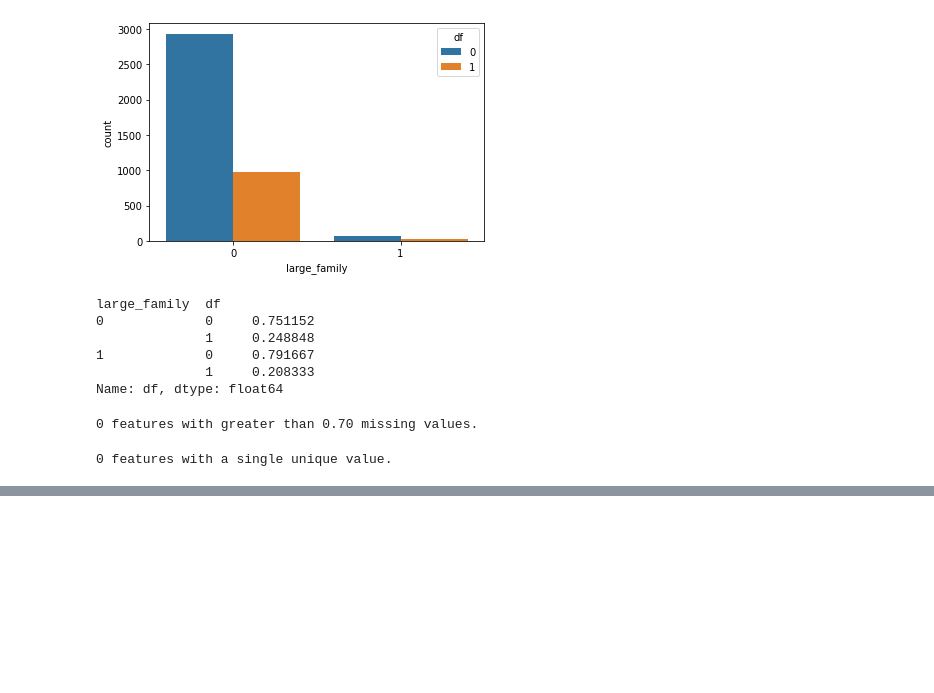
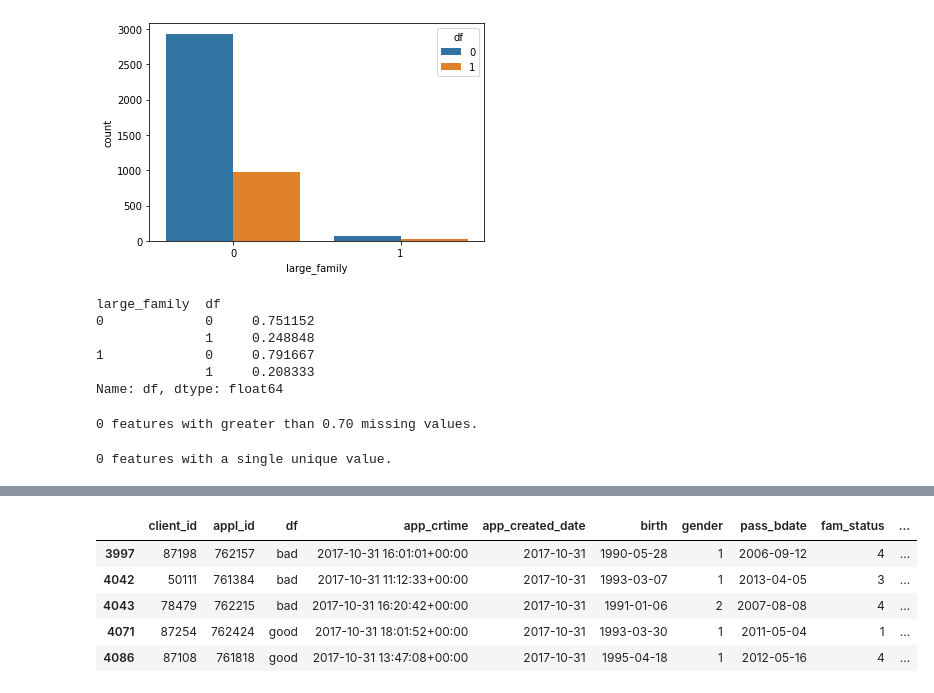
Before and after one commit to yaroslavklymchuk/test, a Jupyter notebook: test_upd.ipynb, the cells around one changed output, grey strips where cells are left out. Cells and saved outputs as stored; diff of their text form; code cells hidden in the pictures; blank space fills up the shorter version.

```diff
--- a/test_upd.ipynb
+++ b/test_upd.ipynb
@@ -1249,0 +1265,9 @@ features_to_drop
+# %%
+raw_app_data.head()
+# %% [output]
+|  | client_id | appl_id | df | app_crtime | app_created_date | birth | gender | pass_bdate | fam_status | ... |
+| 3997 | 87198 | 762157 | bad | 2017-10-31 16:01:01+00:00 | 2017-10-31 | 1990-05-28 | 1 | 2006-09-12 | 4 | ... |
+| 4042 | 50111 | 761384 | bad | 2017-10-31 11:12:33+00:00 | 2017-10-31 | 1993-03-07 | 1 | 2013-04-05 | 3 | ... |
+| 4043 | 78479 | 762215 | bad | 2017-10-31 16:20:42+00:00 | 2017-10-31 | 1991-01-06 | 2 | 2007-08-08 | 4 | ... |
+| 4071 | 87254 | 762424 | good | 2017-10-31 18:01:52+00:00 | 2017-10-31 | 1993-03-30 | 1 | 2011-05-04 | 1 | ... |
+| 4086 | 87108 | 761818 | good | 2017-10-31 13:47:08+00:00 | 2017-10-31 | 1995-04-18 | 1 | 2012-05-16 | 4 | ... |
```
Also changed, not shown: parts of 55 cells of this notebook, 1 other file.
